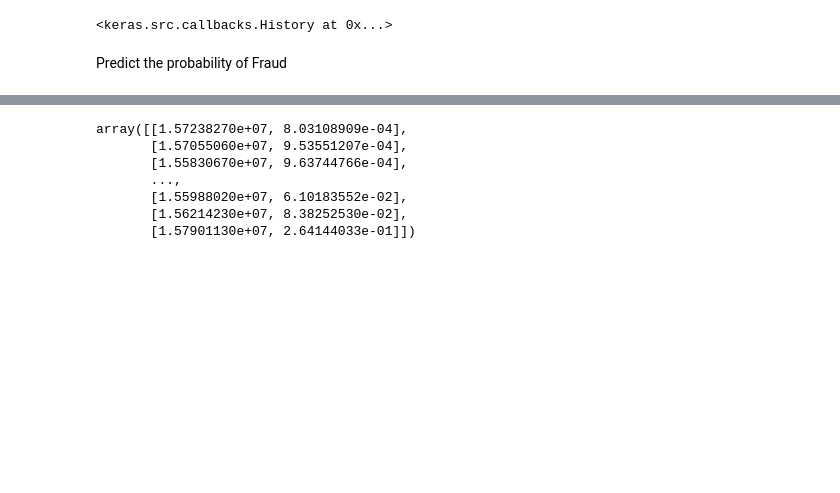
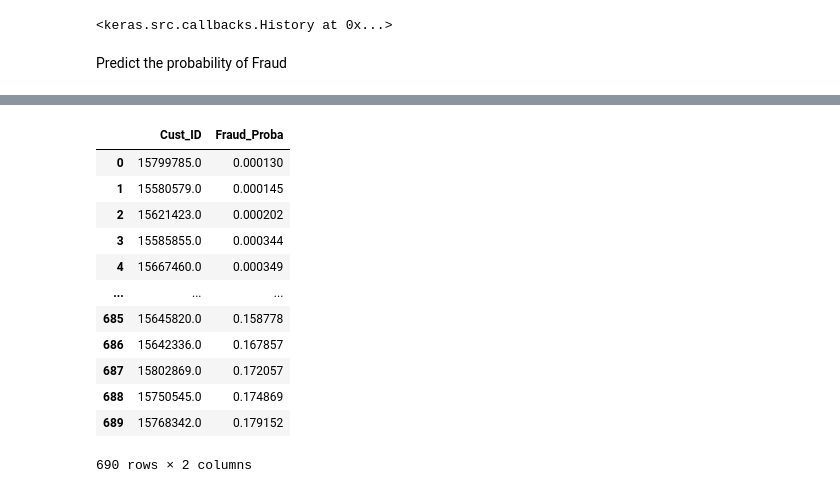
Before and after one commit to Daryldactyl/Unsupervised_NeuralNet, a Jupyter notebook: FraudPrediction_CC_Hybrid.ipynb, the cells around one changed output, grey strips where cells are left out. Cells and saved outputs as stored; diff of their text form; code cells hidden in the pictures; blank space fills up the shorter version.

```diff
--- a/FraudPrediction_CC_Hybrid.ipynb
+++ b/FraudPrediction_CC_Hybrid.ipynb
@@ -68,5 +68,5 @@ Green boxes show customers who got approval on the CC and red is for customers w
 # %%
 #Finding the Frauds
 mappings = som.win_map(x)
-frauds = np.concatenate((mappings[(1,4)], mappings[(3,2)]), axis = 0)
-frauds = pd.DataFrame(sc.inverse_transform(frauds))
+frauds = np.concatenate((mappings[(6,8)], mappings[(2,6)]), axis = 0)
+frauds = sc.inverse_transform(frauds)
@@ -137,12 +122,19 @@ y_pred = ann.predict(customers)
 # %%
 y_pred = np.concatenate((df.iloc[:, 0:1].values, y_pred), axis=1)
 y_pred = y_pred[y_pred[:, 1].argsort()]
+y_pred = pd.DataFrame(y_pred, columns=['Cust_ID', 'Fraud_Proba'])
 y_pred
 # %% [output]
+|  | Cust_ID | Fraud_Proba |
+| 0 | 15799785.0 | 0.000130 |
+| 1 | 15580579.0 | 0.000145 |
+| 2 | 15621423.0 | 0.000202 |
+| 3 | 15585855.0 | 0.000344 |
+| 4 | 15667460.0 | 0.000349 |
+| ... | ... | ... |
+| 685 | 15645820.0 | 0.158778 |
+| 686 | 15642336.0 | 0.167857 |
+| 687 | 15802869.0 | 0.172057 |
+| 688 | 15750545.0 | 0.174869 |
+| 689 | 15768342.0 | 0.179152 |
-array([[1.57238270e+07, 8.03108909e-04],
-       [1.57055060e+07, 9.53551207e-04],
-       [1.55830670e+07, 9.63744766e-04],
-       ...,
-       [1.55988020e+07, 6.10183552e-02],
-       [1.56214230e+07, 8.38252530e-02],
-       [1.57901130e+07, 2.64144033e-01]])
+690 rows × 2 columns
```
Also changed, not shown: parts of 5 cells of this notebook.
